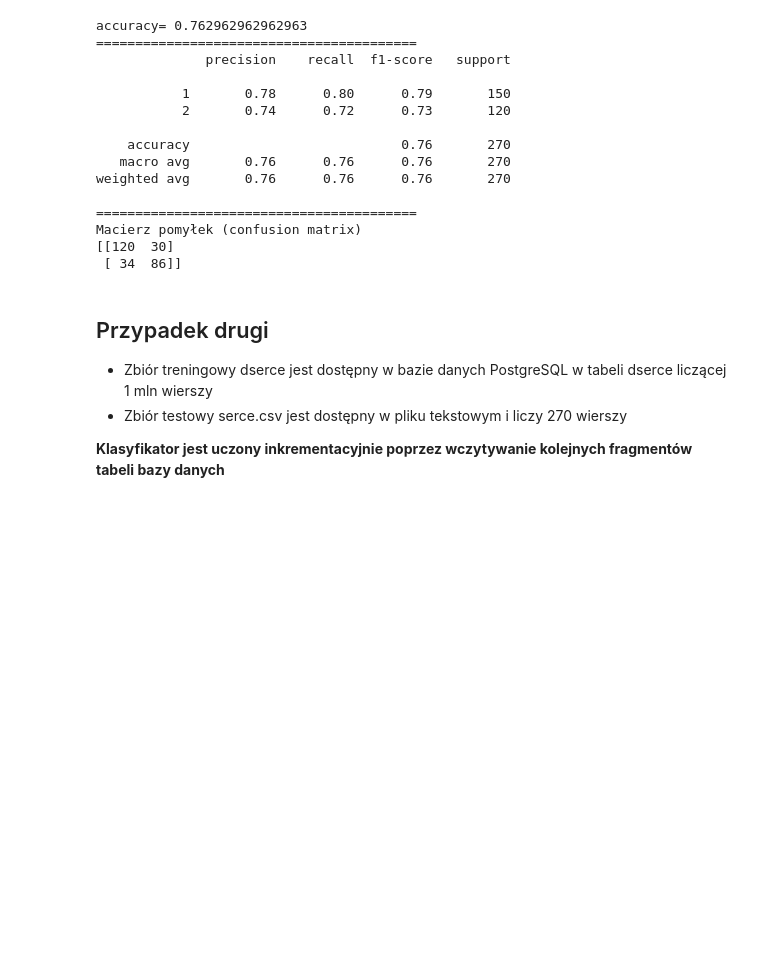
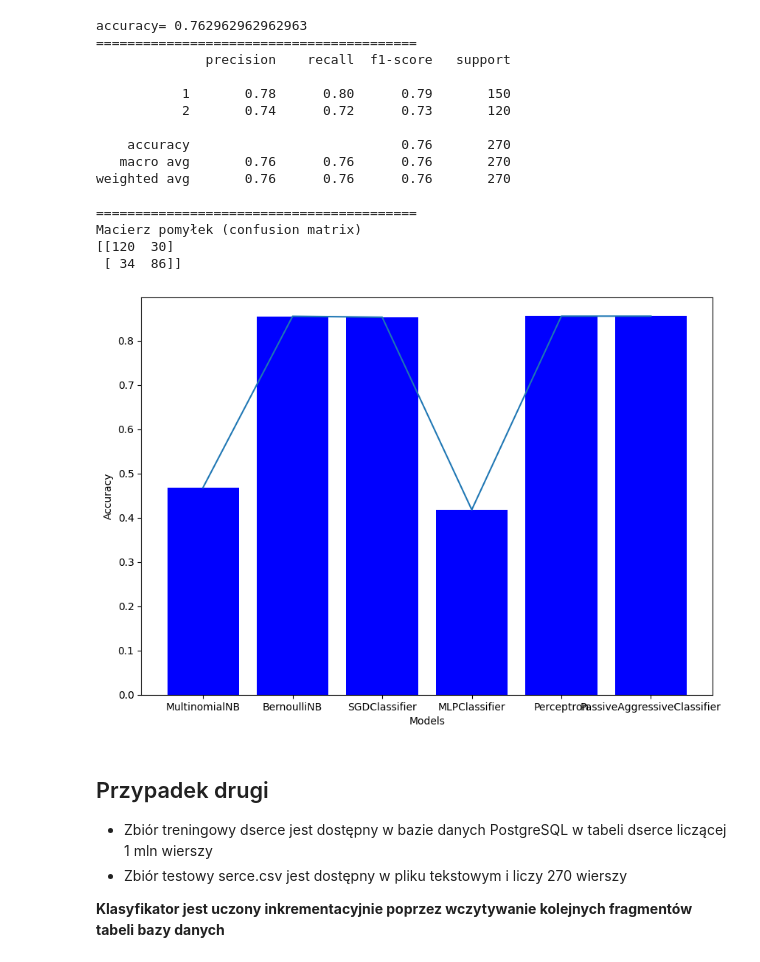
Before and after one commit to BartoszKoscielniak/Python-Basics, a Jupyter notebook: StrumieniowaEksploracjaDanych.ipynb, the cells around one changed output. Saved outputs shown, nothing was run; the diff lists cells and outputs as text; code cells hidden in the pictures; blank space fills up the shorter version.

```diff
--- a/StrumieniowaEksploracjaDanych.ipynb
+++ b/StrumieniowaEksploracjaDanych.ipynb
@@ -115,14 +114,99 @@ Macierz pomyłek (confusion matrix)
 # %%
 #Zad 1. Napisz program który odczytuje tablicę danych drezygnacje.csv (folder: duze_dane) oraz wybiera z niej
 #wszystkie wiersze oraz kolumny: CZAS_POSIADANIA, PLAN_MIEDZY, POCZTA_G, L_WIAD_POCZTA_G, L_POL_BIURO, REZYGN
 #(atrybutem decyzyjnym jest atrybut REZYGN).
 #Następnie wykonuje szereg eksperymentów tak jak w powyższym przykładzie celem ustalenia który z 6 klasyfikatorów
 #uzyskuje najlepsze wyniki, przy czym testowana tablicą to tablica odczytana z pliku rezygnacje.csv
 #Wykonać wykres np. słupkowy porównujący jakości klasyfikacji (accuracy) dla wszystkich 6 klasyfikatorów
 #i wyciągnąć wniosek który klasyfikator jest najlepszy.
 #Odpowiedni wniosek zapisać słownie w komentarzu na końcu komórki z rozwiązaniem.
 #Sprawdzić czy dodanie innych atrybutów warunkowych, które zostały wcześniej usunięte, poprawi jakość klasyfikatorów.
 #Odpowiedni wniosek na ten temat także zapisać słownie w komentarzu na końcu komórki z rozwiązaniem.
+
+%reset -f
+
+import pandas as pd
+import numpy as np
+import matplotlib.pyplot as plt;
+from sklearn import metrics
+from sklearn.naive_bayes import *
+from sklearn.linear_model import *
+from sklearn.neural_network import *
+from sklearn.linear_model import Perceptron
+from sklearn.linear_model import PassiveAggressiveClassifier
+
+chunk_size = 10000
+cols = ["czas_posiadania", "plan_miedzy", "poczta_g", "l_wiad_poczta_g", "l_pol_biuro", "rezygn"]
+data = pd.read_csv("./danedm/drezygnacje.csv", sep=';', chunksize=chunk_size,)
+train_data = pd.concat(data)
+data = pd.read_csv("./dane/rezygnacje.csv")
+data.columns = data.columns.str.lower()
+test_data = data
+
+unique_values = train_data['stan'].unique()
+mapping = {value: i for i, value in enumerate(unique_values, 1)}
+train_data['stan'] = train_data['stan'].map(mapping)
+test_data['stan'] = test_data['stan'].map(mapping)
+
+unique_values = train_data['nr_tel'].unique()
+mapping = {value: i for i, value in enumerate(unique_values, 1)}
+train_data['nr_tel'] = train_data['nr_tel'].map(mapping)
+test_data['nr_tel'] = test_data['nr_tel'].map(mapping)
+
+model1 = MultinomialNB()
+model2 = BernoulliNB()
+model3 = SGDClassifier(random_state=0)
+model4 = MLPClassifier(random_state=0)
+model5 = Perceptron(random_state=0)
+model6 = PassiveAggressiveClassifier(random_state=0)
+
+noColumn = test_data.shape[1]
+featuresTest = test_data.iloc[:,:noColumn-1] #Pobranie atrybutów warunkowych
+labels_test = test_data.iloc[:,[noColumn-1]] #Pobranie kolumny decyzyjnej
+
+featuresTrain = train_data.iloc[:, :noColumn - 1]
+vector = np.ravel(train_data.iloc[:, [noColumn - 1]])
+decValues = np.unique(train_data.iloc[:, [noColumn - 1]])
+
+model1.partial_fit(featuresTrain, vector, classes=decValues)
+labels_predicted1 = model1.predict(featuresTest)
+
+model2.partial_fit(featuresTrain, vector, classes=decValues)
+labels_predicted2 = model2.predict(featuresTest)
+
+model3.partial_fit(featuresTrain, vector, classes=decValues)
+labels_predicted3 = model3.predict(featuresTest)
+
+model4.partial_fit(featuresTrain, vector, classes=decValues)
+labels_predicted4 = model4.predict(featuresTest)
+
+model5.partial_fit(featuresTrain, vector, classes=decValues)
+labels_predicted5 = model5.predict(featuresTest)
+
+model6.partial_fit(featuresTrain, vector, classes=decValues)
+labels_predicted6 = model6.predict(featuresTest)
+
+models_accuracy = [metrics.accuracy_score(labels_test, labels_predicted1),
+                   metrics.accuracy_score(labels_test, labels_predicted2),
+                   metrics.accuracy_score(labels_test, labels_predicted3),
+                   metrics.accuracy_score(labels_test, labels_predicted4),
+                   metrics.accuracy_score(labels_test, labels_predicted5),
+                   metrics.accuracy_score(labels_test, labels_predicted6)]
+models_name = ["MultinomialNB", "BernoulliNB", "SGDClassifier", "MLPClassifier", "Perceptron", "PassiveAggressiveClassifier"]
+models_position = range(1, 7)
+
+plt.figure(figsize=(10, 7))
+plt.bar(models_position, models_accuracy, color='blue')
+plt.plot(models_position, models_accuracy)
+plt.xticks(models_position, models_name)
+plt.xlabel("Models")
+plt.ylabel("Accuracy")
+
+plt.show()
+#Wszystkie klasyfikatory prezentują podobną dokładność, gdzie MLPClassifier ma najwyzsza dokładność
+#Zostawiając wszystkie cechy zmniejszamy dokladność modelu MultinominalNB oraz MLPClassifier gdzie pozostałe zachowuja podobna dokładnosc
+# %% [output]
+[figure, added]
 # %% [markdown]
 ## Przypadek drugi
 
```
Also changed, not shown: parts of 6 cells of this notebook, 3 other files.
